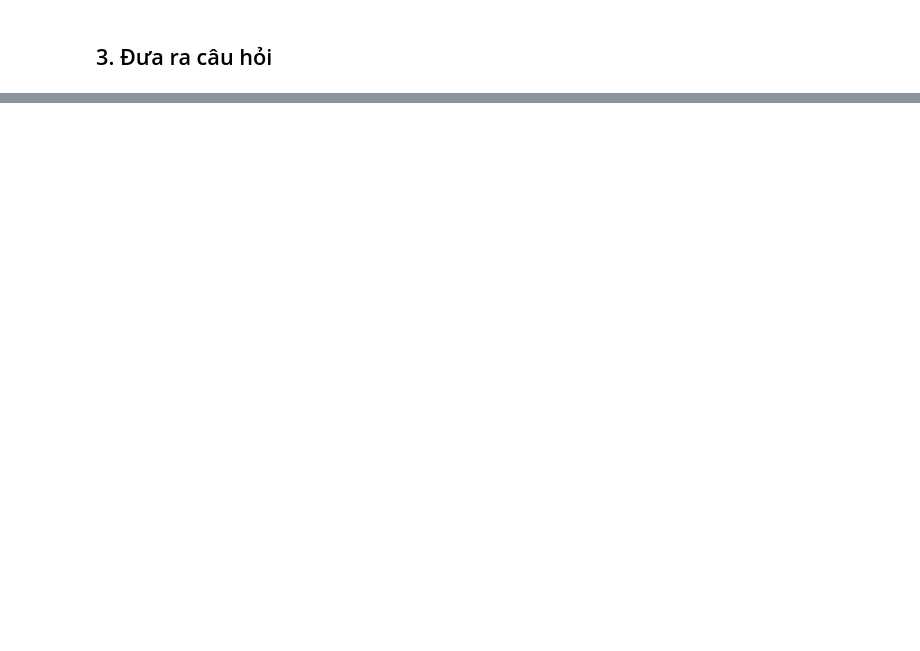
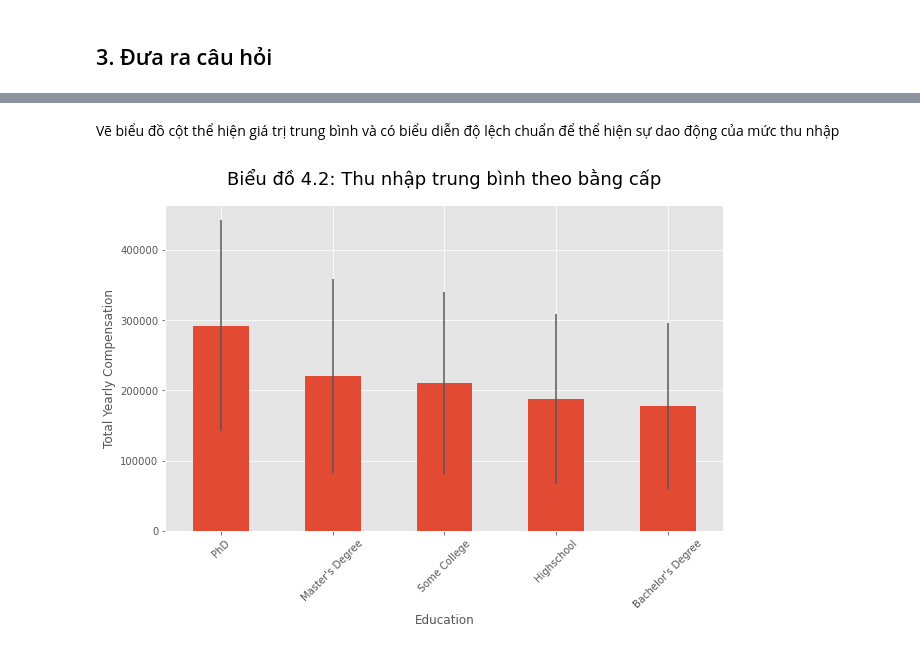
Before and after one commit to TanThinNguyen/P4DS-final-project, a Jupyter notebook: notebook.ipynb, the cells around one changed output, grey strips where cells are left out. Saved outputs shown, nothing was run; the diff lists cells and outputs as text; code cells hidden in the pictures; blank space fills up the shorter version.

```diff
--- a/notebook.ipynb
+++ b/notebook.ipynb
@@ -529,0 +355,4 @@ tmp
+# %%
+df_compen_by_edu = df[['education', 'totalyearlycompensation']].groupby('education').agg(['mean', 'std'])
+df_compen_by_edu = df_compen_by_edu.sort_values(('totalyearlycompensation', 'mean'), ascending=False)
+df_compen_by_edu
@@ -529,0 +368,10 @@ tmp
+# %% [markdown]
+Vẽ biểu đồ cột thể hiện giá trị trung bình và có biểu diễn độ lệch chuẩn để thể hiện sự dao động của mức thu nhập
+# %%
+df_compen_by_edu[('totalyearlycompensation', 'mean')].plot.bar(figsize=(10, 6), yerr=df_compen_by_edu[('totalyearlycompensation', 'std')])
+plt.xticks(rotation=45)
+plt.xlabel('Education')
+plt.ylabel('Total Yearly Compensation')
+plt.title('Biểu đồ 4.2: Thu nhập trung bình theo bằng cấp', fontsize=18, pad=20);
+# %% [output]
+[figure, added]
```
Also changed, not shown: parts of 98 cells of this notebook, 1 other file.
